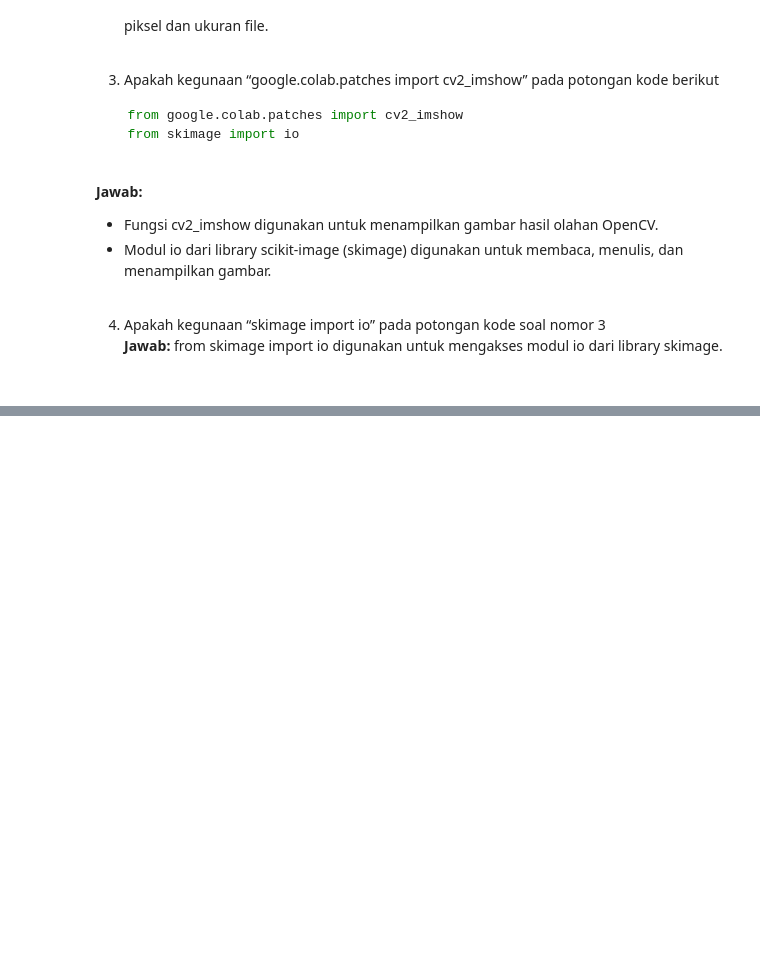
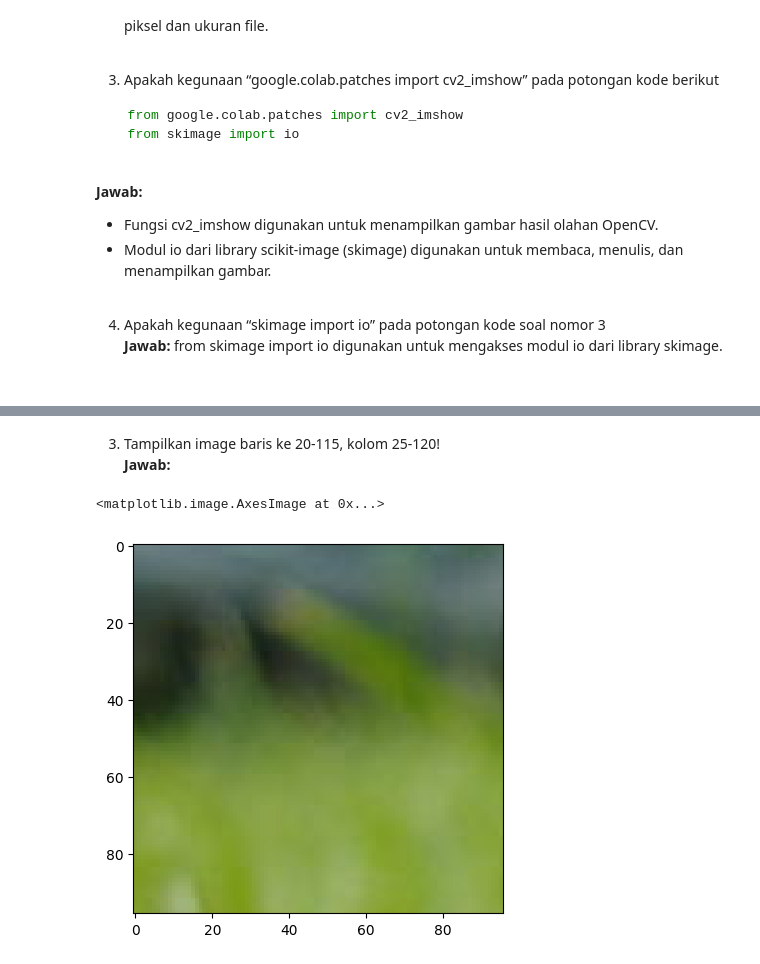
Before and after one commit to Afif-Ghifari/PCVK_2025, a Jupyter notebook: week1b.ipynb, the cells around one changed output, grey strips where cells are left out. Saved outputs shown, nothing was run; the diff lists cells and outputs as text; code cells hidden in the pictures; blank space fills up the shorter version.

```diff
--- a/week1b.ipynb
+++ b/week1b.ipynb
@@ -198,0 +228,9 @@ kode berikut
+# %% [markdown]
+3. Tampilkan image baris ke 20-115, kolom 25-120! <br>
+**Jawab:**
+# %%
+cropped = img[20:116, 25:121]
+plt.imshow(cv.cvtColor(cropped, cv.COLOR_BGR2RGB))
+# %% [output]
+<matplotlib.image.AxesImage at 0x...>
+[figure, added]
```
Also changed, not shown: parts of 18 cells of this notebook.
